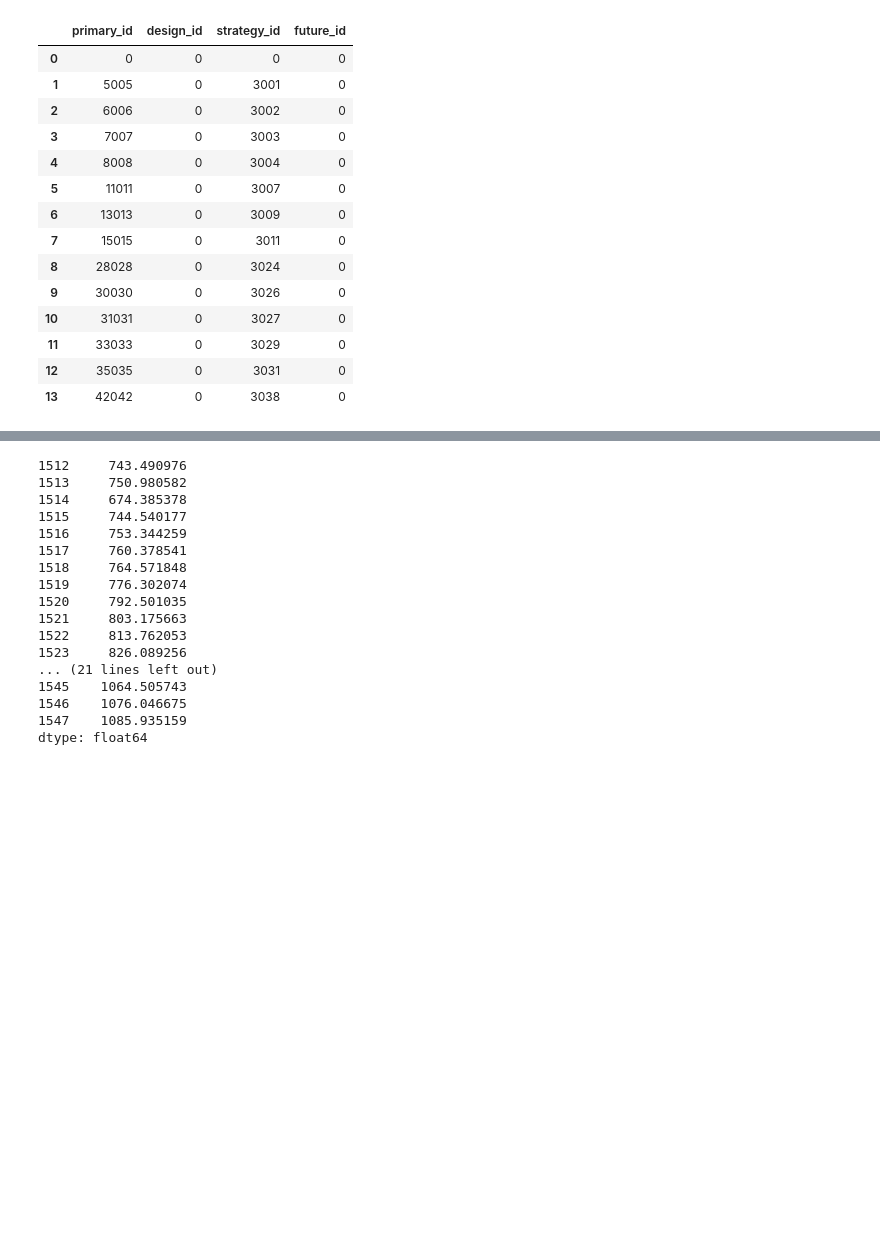
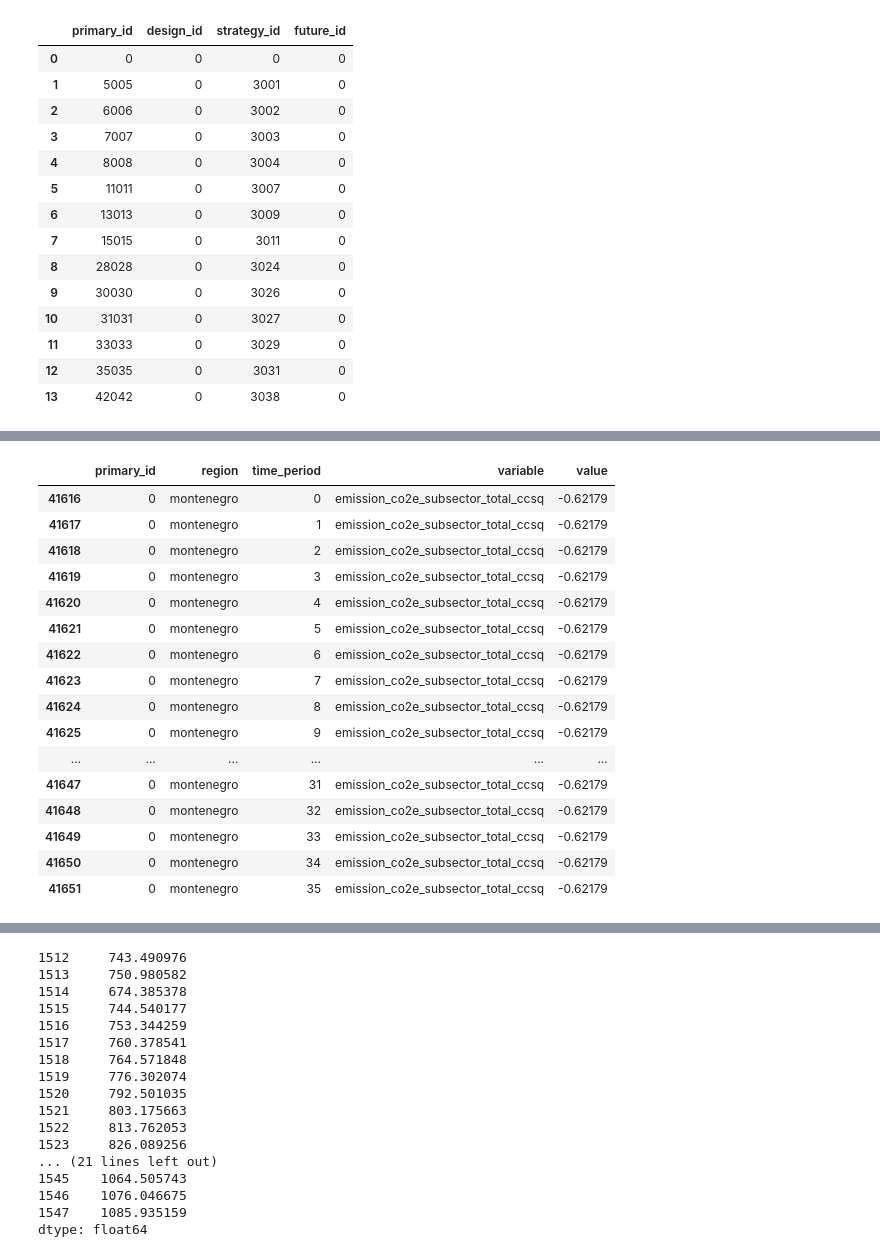
Before and after one commit to jarojasag/lac_decarbonization, a Jupyter notebook: python/sisepuede_run_testing.ipynb, the cells around one changed output, grey strips where cells are left out. Cells and saved outputs as stored; diff of their text form; code cells hidden in the pictures; blank space fills up the shorter version.

```diff
--- a/python/sisepuede_run_testing.ipynb
+++ b/python/sisepuede_run_testing.ipynb
@@ -819,0 +915,25 @@ dfm3011
+# %%
+df_read = pd.read_csv("/Users/jsyme/Documents/Projects/git_jbus/lac_decarbonization/out/summary_energy_results_for_edmundo_and_dave_sisepuede_run_2023-05-12T01;09;56.629860/summary_energy_results_for_edmundo_and_dave_sisepuede_run_2023-05-12T01;09;56.629860.csv")
+# %%
+df_read[
+    df_read["primary_id"].isin([0])
+    & df_read["variable"].isin(["emission_co2e_subsector_total_ccsq"])
+]
+# %% [output]
+|  | primary_id | region | time_period | variable | value |
+| 41616 | 0 | montenegro | 0 | emission_co2e_subsector_total_ccsq | -0.62179 |
+| 41617 | 0 | montenegro | 1 | emission_co2e_subsector_total_ccsq | -0.62179 |
+| 41618 | 0 | montenegro | 2 | emission_co2e_subsector_total_ccsq | -0.62179 |
+| 41619 | 0 | montenegro | 3 | emission_co2e_subsector_total_ccsq | -0.62179 |
+| 41620 | 0 | montenegro | 4 | emission_co2e_subsector_total_ccsq | -0.62179 |
+| 41621 | 0 | montenegro | 5 | emission_co2e_subsector_total_ccsq | -0.62179 |
+| 41622 | 0 | montenegro | 6 | emission_co2e_subsector_total_ccsq | -0.62179 |
+| 41623 | 0 | montenegro | 7 | emission_co2e_subsector_total_ccsq | -0.62179 |
+| 41624 | 0 | montenegro | 8 | emission_co2e_subsector_total_ccsq | -0.62179 |
+| 41625 | 0 | montenegro | 9 | emission_co2e_subsector_total_ccsq | -0.62179 |
+| ... | ... | ... | ... | ... | ... |
+| 41647 | 0 | montenegro | 31 | emission_co2e_subsector_total_ccsq | -0.62179 |
+| 41648 | 0 | montenegro | 32 | emission_co2e_subsector_total_ccsq | -0.62179 |
+| 41649 | 0 | montenegro | 33 | emission_co2e_subsector_total_ccsq | -0.62179 |
+| 41650 | 0 | montenegro | 34 | emission_co2e_subsector_total_ccsq | -0.62179 |
+| 41651 | 0 | montenegro | 35 | emission_co2e_subsector_total_ccsq | -0.62179 |
```
Also changed, not shown: parts of 22 cells of this notebook, 38 other files.
